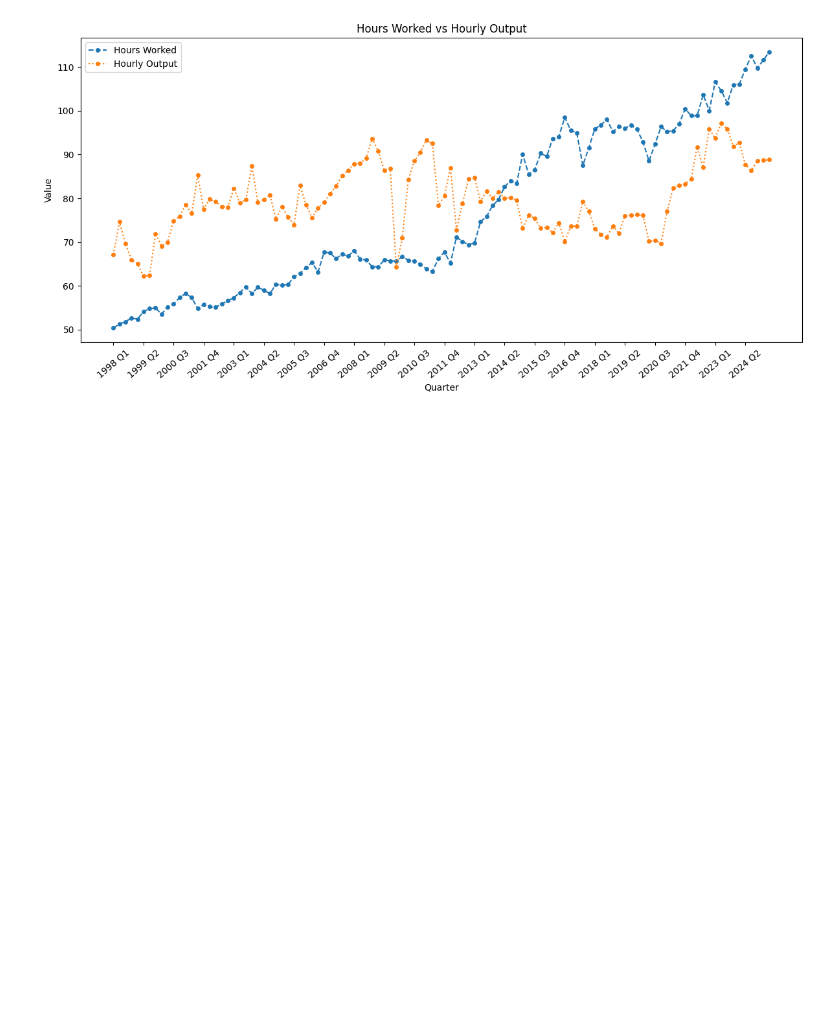
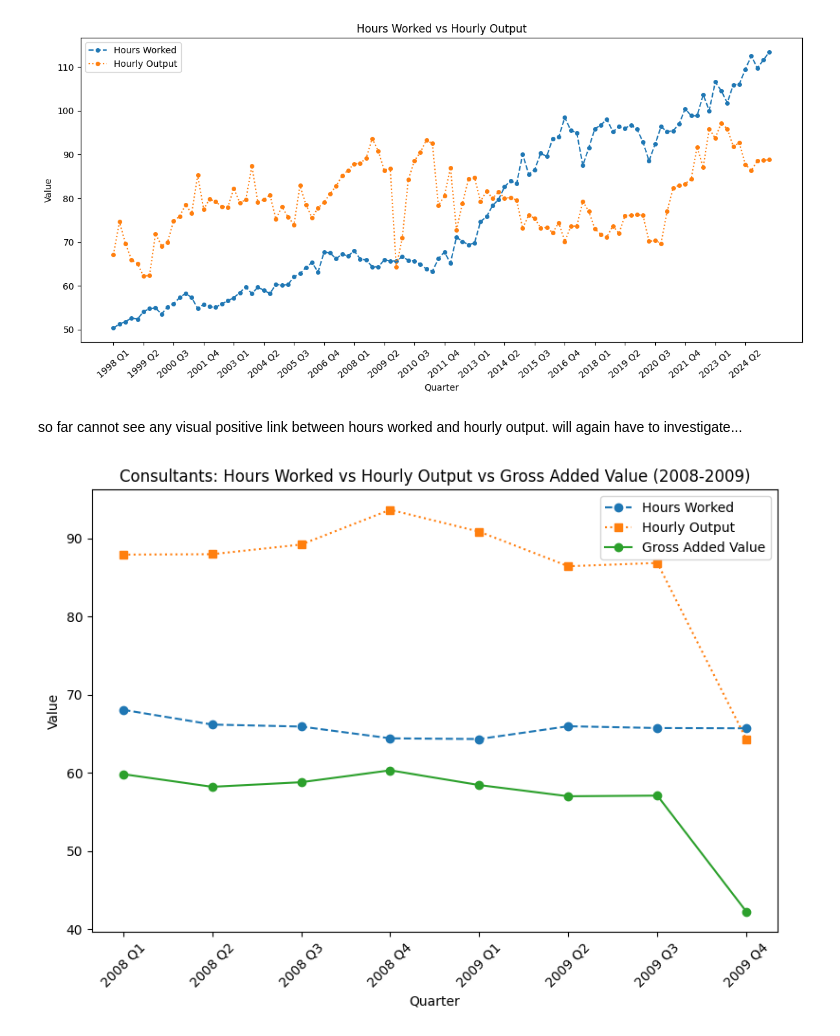
Before and after one commit to AdilY04/ConsultingHoursProductivity, a Jupyter notebook: eda_and_analysis/brief_eda.ipynb, the cells around one changed output. Cells and saved outputs as stored; diff of their text form; code cells hidden in the pictures; blank space fills up the shorter version.

```diff
--- a/eda_and_analysis/main_eda.ipynb
+++ b/eda_and_analysis/brief_eda.ipynb
@@ -90,3 +92,26 @@ plt.tight_layout()
 plt.show()
 # %% [output]
 [figure]
+# %% [markdown]
+so far cannot see any visual positive link between hours worked and hourly output. will again have to investigate...
+# %%
+#zooming into the outlier (big dip in gva and thus hourly output) around the 2009 area
+#assuming its due to the global financial crisis.
+
+mask = mc_final['Quarter'].str.startswith(('2008', '2009'))
+mc_zoom = mc_final[mask]
+fig, ax = plt.subplots(figsize=(8,6))
+
+ax.plot(mc_zoom['Quarter'], mc_zoom['Hours Worked'], marker='o', linestyle='--', label='Hours Worked')
+ax.plot(mc_zoom['Quarter'], mc_zoom['Hourly Output'], marker='s', linestyle=':', label='Hourly Output')
+ax.plot(mc_zoom['Quarter'], mc_zoom['Gross Added Value'], marker='o', linestyle='-', label='Gross Added Value')
+
+ax.set_xlabel('Quarter')
+ax.set_ylabel('Value')
+ax.set_title('Consultants: Hours Worked vs Hourly Output vs Gross Added Value (2008-2009)')
+ax.legend()
+plt.xticks(rotation=45)
+plt.tight_layout()
+plt.show()
+# %% [output]
+[figure, added]
```
Also changed, not shown: parts of 2 cells of this notebook.
